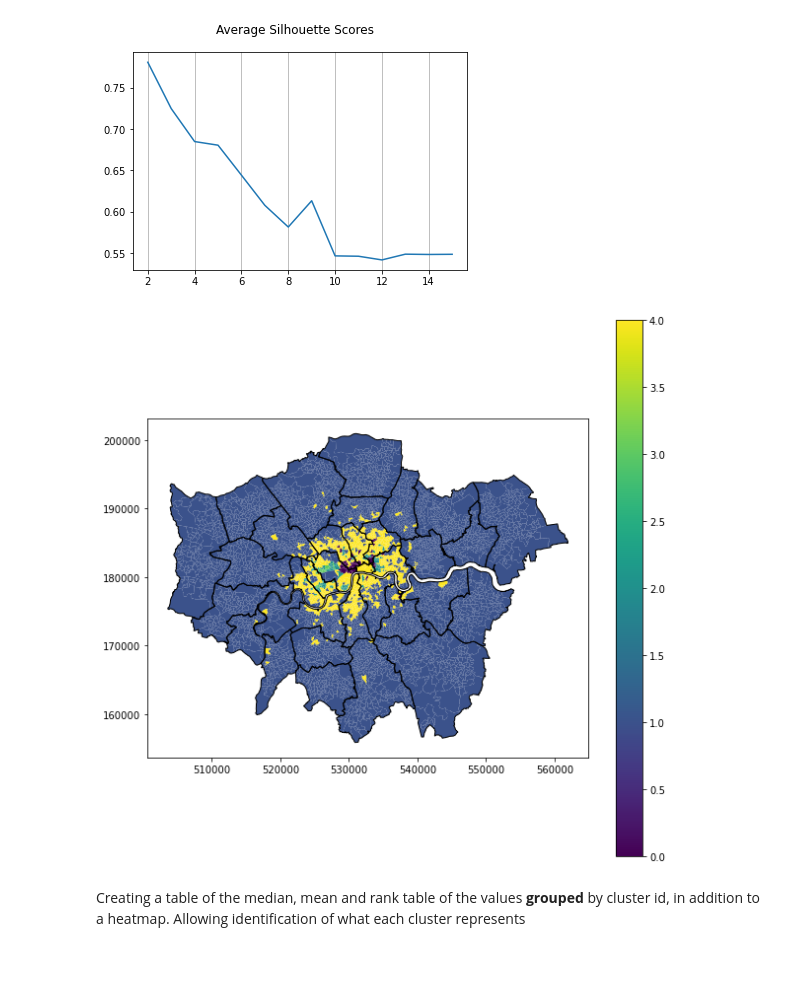
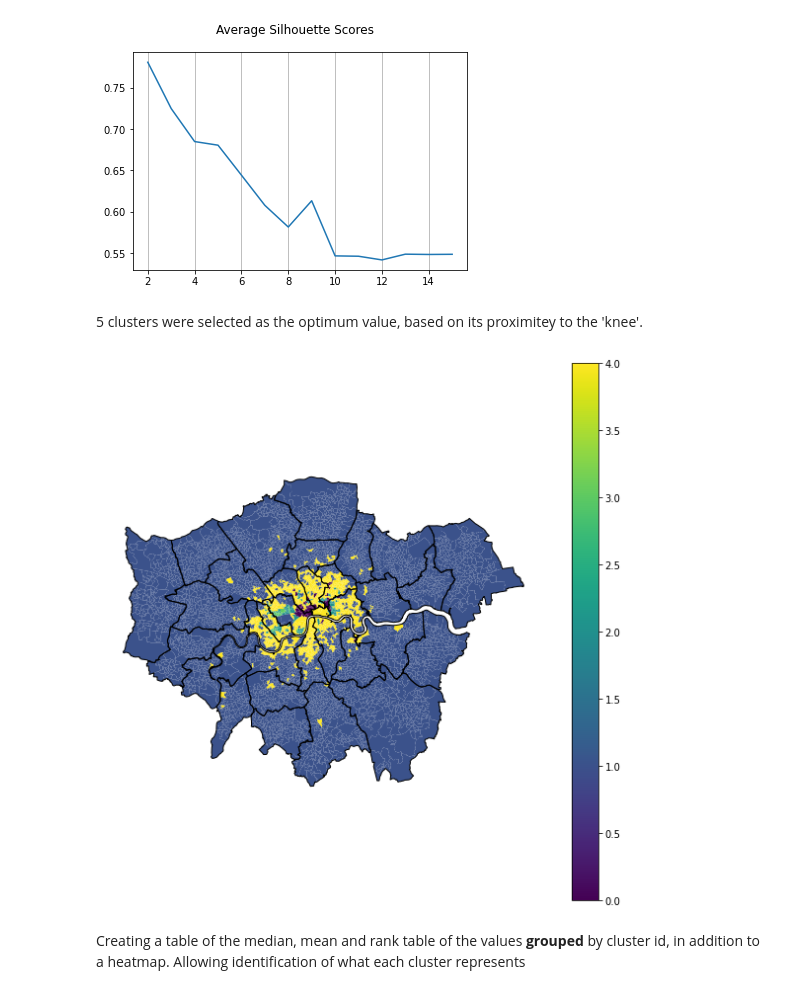
Before and after one commit to ZacharyP-E/are-you-gitting-me, a Jupyter notebook: analysis_with_hotels.ipynb, the cells around one changed output. Saved outputs shown, nothing was run; the diff lists cells and outputs as text; code cells hidden in the pictures; blank space fills up the shorter version.

```diff
--- a/analysis_with_hotels.ipynb
+++ b/analysis_with_hotels.ipynb
@@ -243,6 +246,8 @@ plt.gcf().suptitle("Average Silhouette Scores");
 .
 Largest silhouette score was 0.7809 for k=2
 [figure]
+# %% [markdown]
+5 clusters were selected as the optimum value, based on its proximitey to the 'knee'.
 # %%
 #A random_state is set to allow the kmeans result to be reproducible
 random_state_seed = 100
@@ -258,17 +263,17 @@ data = data_standardised.assign(cluster_id = clustering_ids_kmeans)
 # %%
 #Mapping the clusters within London
 fig, ax = plt.subplots(1, figsize=(10,10))
 
 data.plot(column = "cluster_id", ax=ax, legend=True, k=5)
 la.plot(color="none", edgecolor="black", linewidth=1, ax=ax)
 
-#plt.axis("off")
+plt.axis("off")
 
 
 plt.savefig("figures/clusters_map4.png", dpi=300, facecolor="white", bbox_inches="tight")
 plt.show()
 # %% [output]
-[figure, old version]
+[figure, new version]
 # %% [markdown]
 Creating a table of the median, mean and rank table of the values **grouped** by cluster id, in addition to a heatmap. Allowing identification of what each cluster represents
 # %%
```
Also changed, not shown: parts of 6 cells of this notebook.
